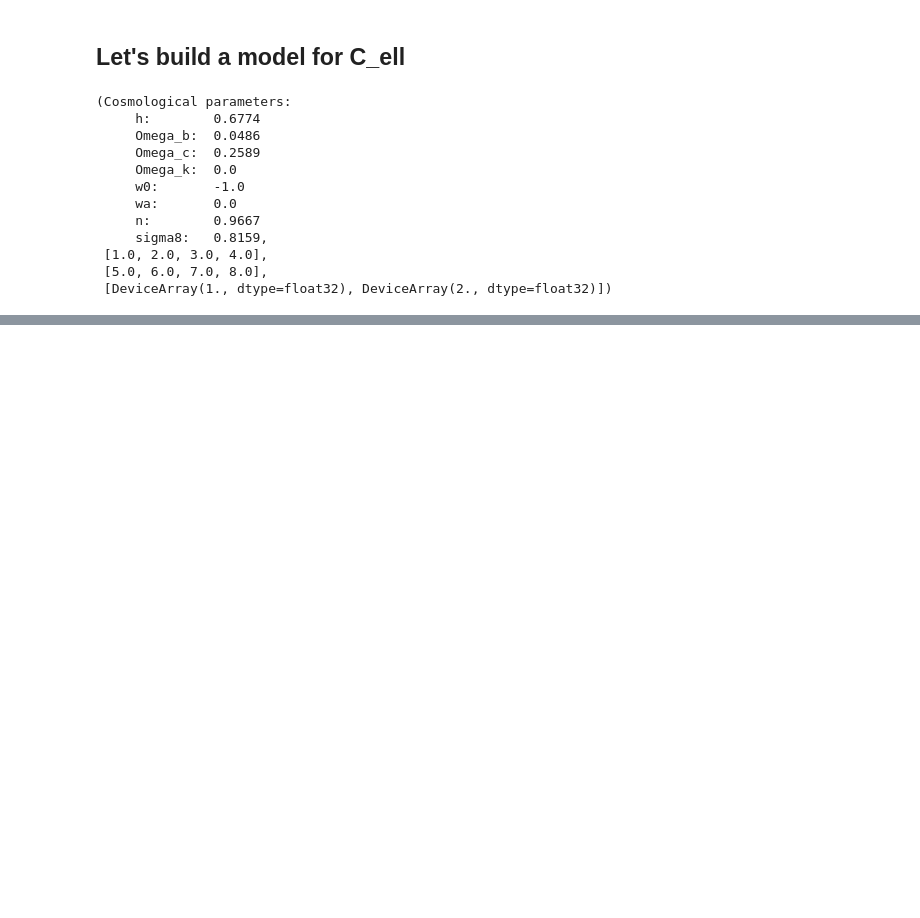
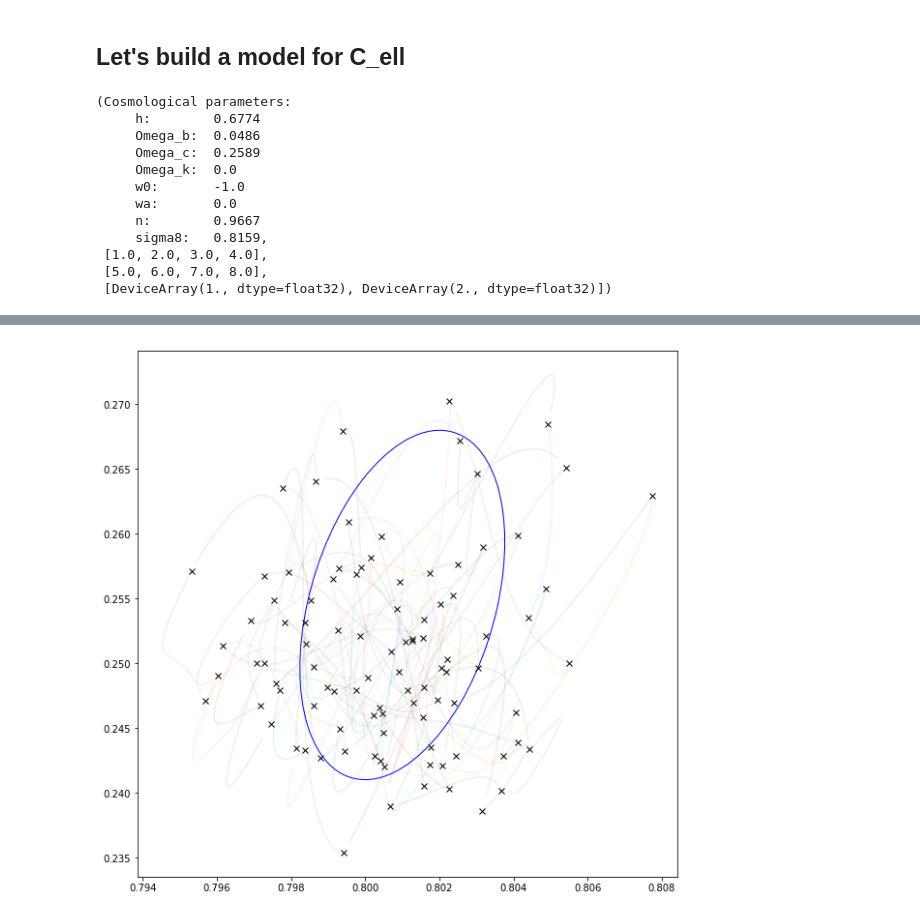
Before and after one commit to DifferentiableUniverseInitiative/jax-cosmo-paper, a Jupyter notebook: notebooks/DES_Y1_3x2pt_demo.ipynb, the cells around one changed output, grey strips where cells are left out. Drawn from its saved outputs; the diff is of its cells as text; code cells hidden in the pictures; blank space fills up the shorter version.

```diff
--- a/notebooks/DES_Y1_3x2pt_demo.ipynb
+++ b/notebooks/DES_Y1_3x2pt_demo.ipynb
@@ -269,0 +342,29 @@ plot_contours(F, fid_params)
+# %%
+import hmc
+
+limits = [
+    (0.5, 0.9), # sigma8
+    (0.1, 0.5), # Omega_c
+    (0.03, 0.06), # Omega_b
+    (0.5,  0.9), # h
+    (0.9,  1.05), # n_s
+    (-2.0,  -0.5), # w0
+    (-0.06, 0.06), #m1
+    (-0.06, 0.06), #m2
+    (-0.06, 0.06), #m3
+    (-0.06, 0.06), #m4
+    (-0.1, 0.1), #dz1
+    (-0.1, 0.1), #dz2
+    (-0.1, 0.1), #dz3
+    (-0.1, 0.1), #dz4
+    (0.0, 3.0),  #A
+    (-3., 3.), #eta
+]
+data = onp.array(cl_3x2pt.flatten())
+Cinv = onp.linalg.inv(C)
+epsilon = 0.05 # time step
+steps_per_iteration = 20
+fun_kwargs = {'inv_cov': Cinv, 'data': data}
+sampler = hmc.HMC(fun, M_inv, epsilon, steps_per_iteration, limits, kwargs=fun_kwargs)
+n_it = 100
+sampler.sample(n_it, fid_params)
@@ -269,0 +389,12 @@ plot_contours(F, fid_params)
+# %%
+figure(figsize=(10,10))
+i=0
+j=1
+plot_contours(F, fid_params, i, j, facecolor='w', edgecolor='b')
+for k in range(100):
+    path = onp.array(sampler.paths[k*steps_per_iteration:(k+1)*steps_per_iteration])
+    if sampler.trace_accept[k]:
+        plot(path[:, i], path[:, j], '-', alpha=0.1)
+        plot(chain[k, i], chain[k, j], 'kx')
+# %% [output]
+[figure, added]
```
Also changed, not shown: parts of 22 cells of this notebook, 1 other file.
